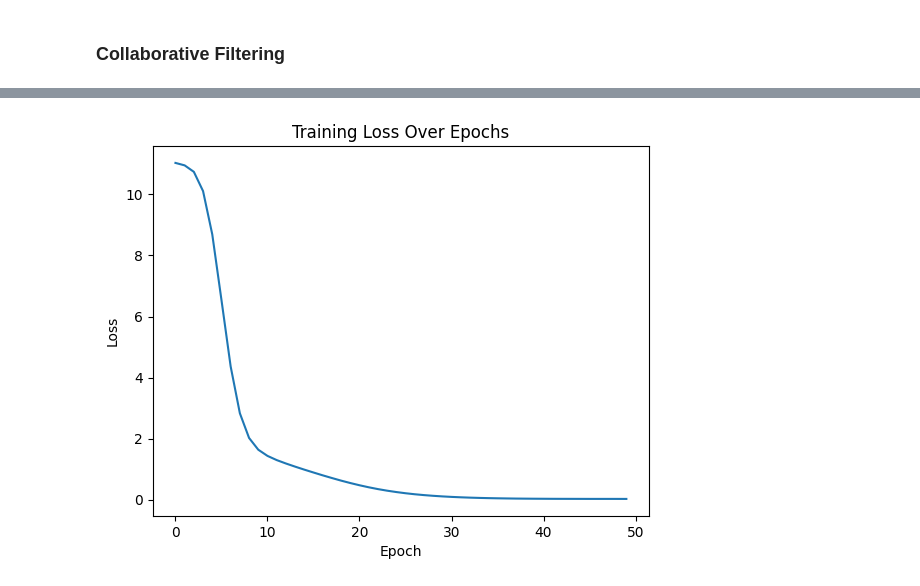
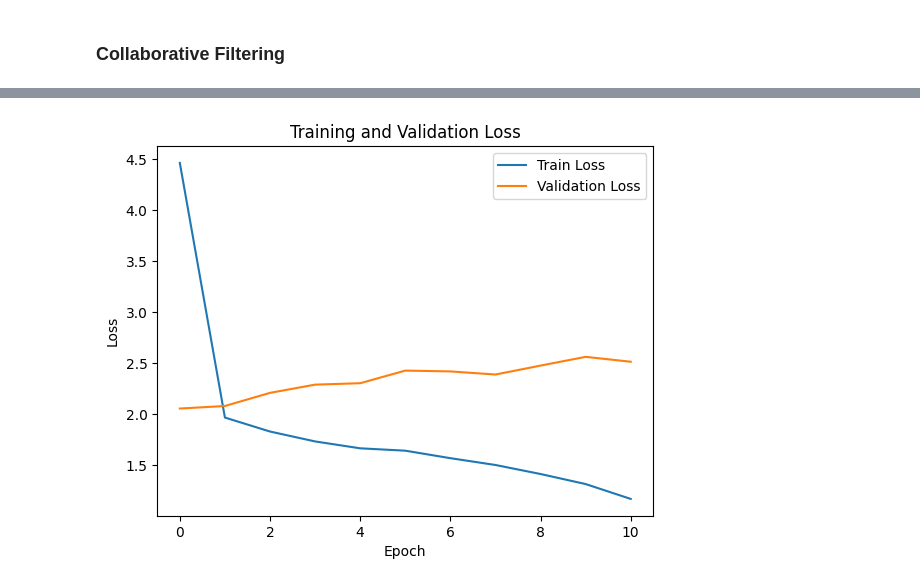
Before and after one commit to DestinAsyik/ML, a Jupyter notebook: recom.ipynb, the cells around one changed output, grey strips where cells are left out. Cells and saved outputs as stored; diff of their text form; code cells hidden in the pictures.

```diff
--- a/recom.ipynb
+++ b/recom.ipynb
@@ -373,2 +465,0 @@ model.compile(optimizer='adam', loss='mse')
-# %%
-history = model.fit([review['user_id'], review['item_id']], review['rating'], epochs=50, batch_size=64)
@@ -392,0 +466,18 @@ Epoch 50/50
+# %%
+# Split data
+train, test = train_test_split(data, test_size=0.2)
+# %%
+early_stopping = EarlyStopping(monitor='val_loss', patience=10, restore_best_weights=True)
+# %%
+# Latih model
+history = model.fit(
+    [train['user_id'], train['item_id'], train['bookmarked'], train['liked']],
+    train['rating'],
+    validation_data=(
+        [test['user_id'], test['item_id'], test['bookmarked'], test['liked']],
+        test['rating']
+    ),
+    epochs=1000,
+    batch_size=64,
+    callbacks=[early_stopping]
+)
@@ -393,8 +503,11 @@ Epoch 50/50
 # %%
-plt.plot(history.history['loss'])
+# Plot loss
+plt.plot(history.history['loss'], label='Train Loss')
+plt.plot(history.history['val_loss'], label='Validation Loss')
 plt.xlabel('Epoch')
 plt.ylabel('Loss')
-plt.title('Training Loss Over Epochs')
+plt.legend()
+plt.title('Training and Validation Loss')
 plt.show()
 # %% [output]
-[figure, old version]
+[figure, new version]
```
Also changed, not shown: parts of 37 cells of this notebook, 4 other files.
